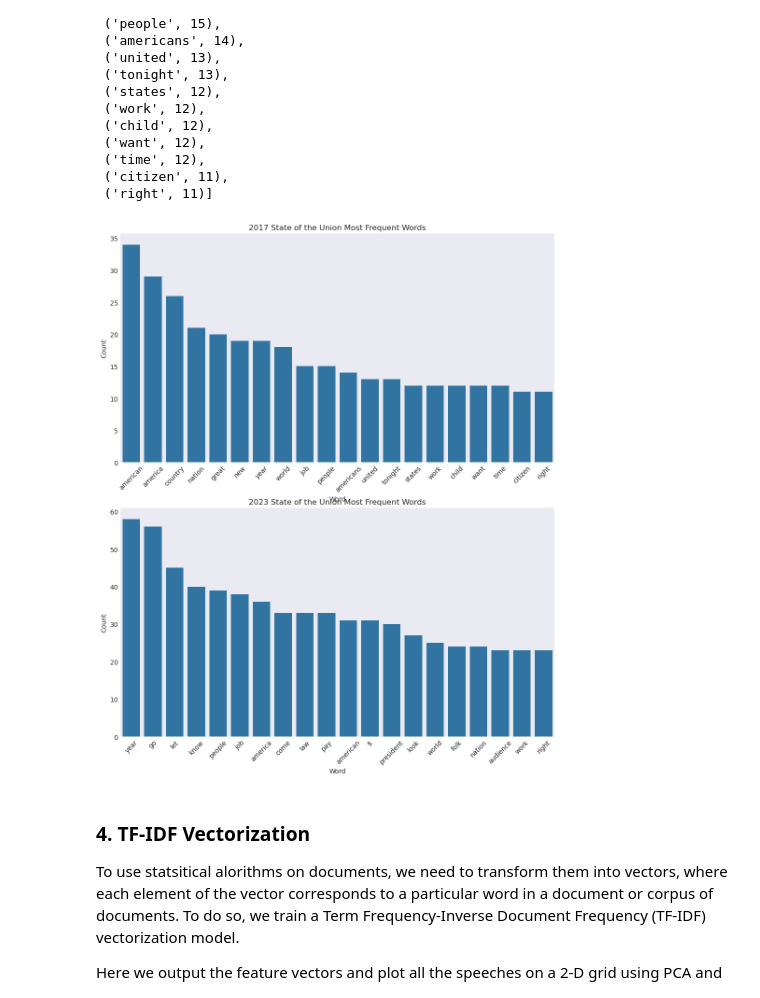
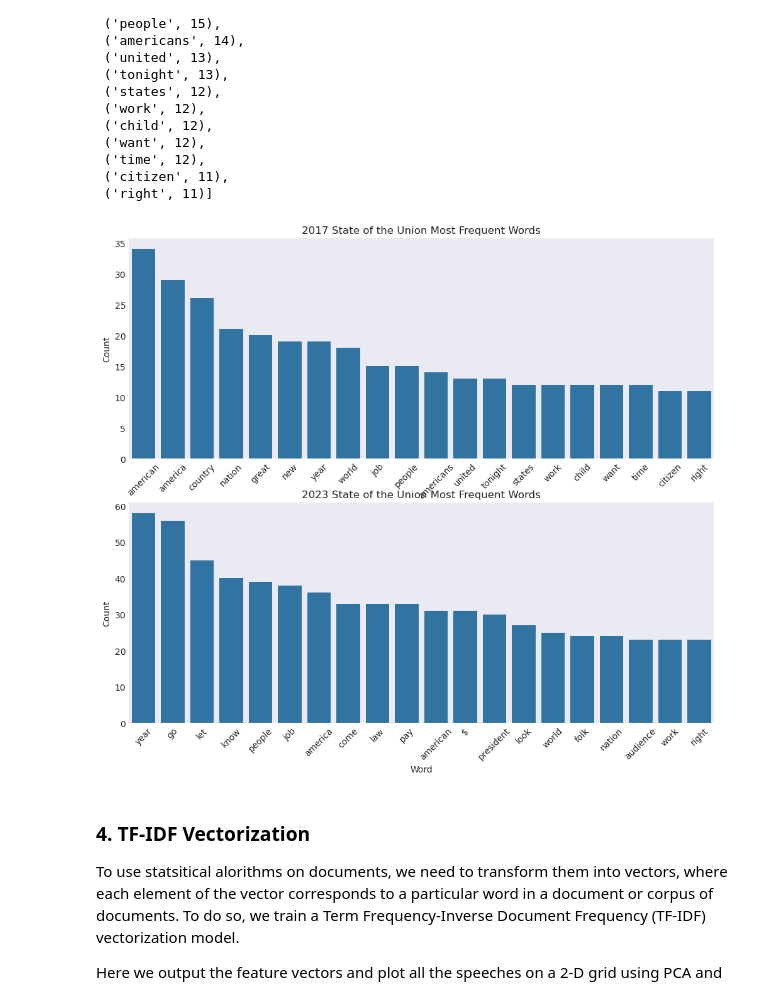
Before and after one commit to UCB-stat-159-f25/proj02-group02, a Jupyter notebook: nlp-P02.ipynb, the cells around one changed output. Saved outputs shown, nothing was run; the diff lists cells and outputs as text; code cells hidden in the pictures.

```diff
--- a/nlp-P02.ipynb
+++ b/nlp-P02.ipynb
@@ -245,17 +245,17 @@ df_2023 = pd.DataFrame(words_2023, columns=['Word', 'Count'])
 # %%
 import seaborn as sns
 
-fig, axs = plt.subplots(nrows=2, figsize=(12,14))
+fig, axs = plt.subplots(nrows=2, figsize=(12,10))
 
 sns.barplot(df_2017, x='Word', y='Count', ax=axs[0]).tick_params(axis='x', rotation=45)
 sns.barplot(df_2023, x='Word', y='Count', ax=axs[1]).tick_params(axis='x', rotation=45)
 
 axs[0].set_title('2017 State of the Union Most Frequent Words')
 axs[1].set_title('2023 State of the Union Most Frequent Words')
 
 plt.savefig("outputs/2017v2023_most_frequent_words.png", bbox_inches="tight")
 # %% [output]
-[figure, old version]
+[figure, new version]
 # %% [markdown]
 ### 4. TF-IDF Vectorization
 
```
Also changed, not shown: parts of 1 cell of this notebook, 1 other file.
